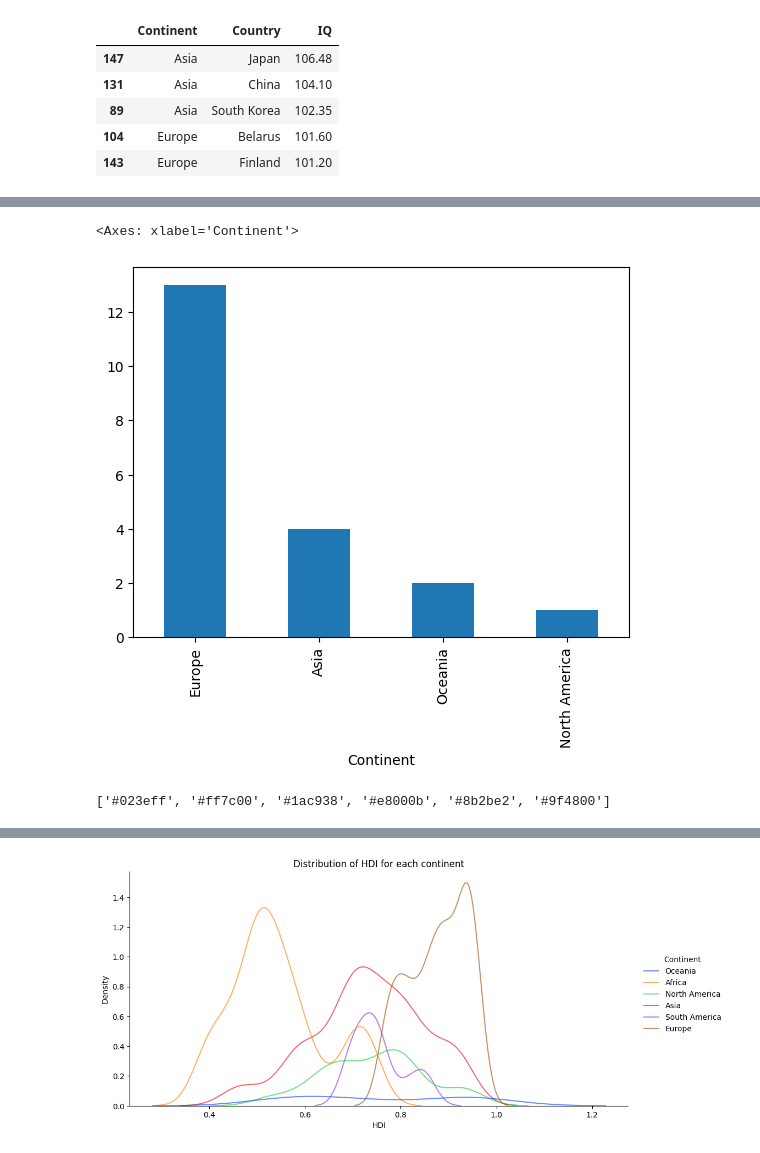
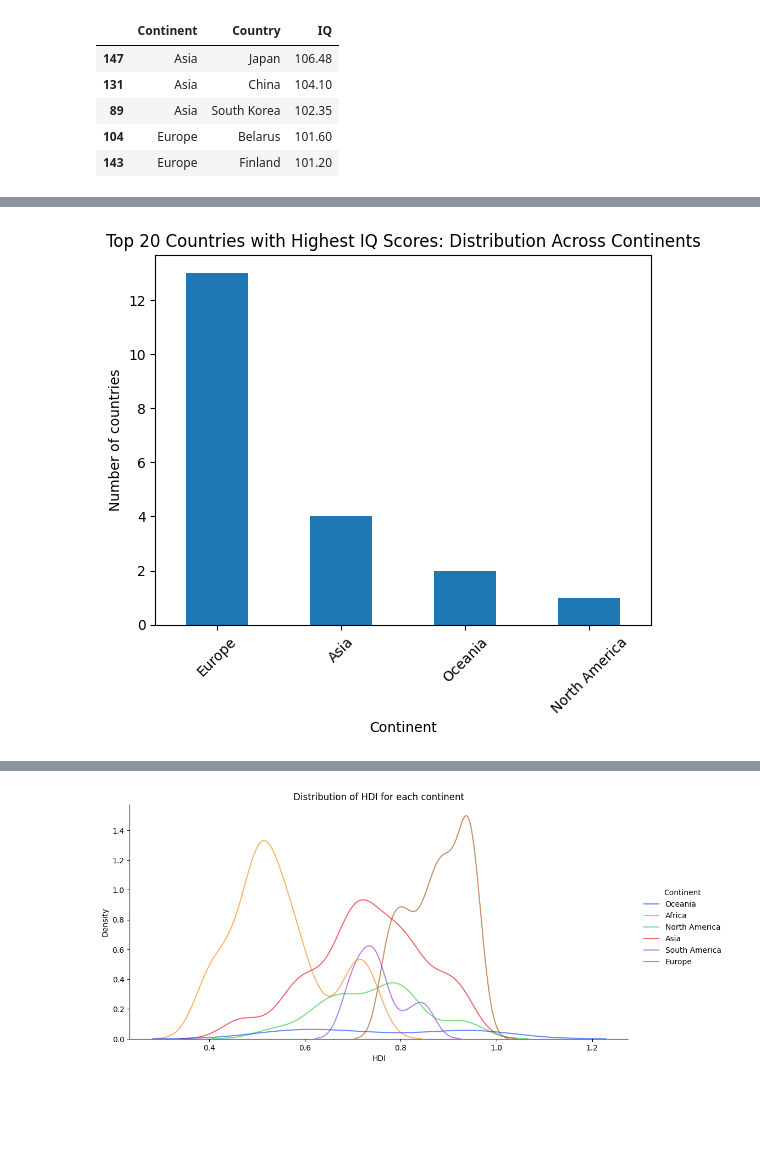
Before and after one commit to Mamin-gamer/ProfessionalSoftwareModule, a Jupyter notebook: FinalProject/Notebooks/Main.ipynb, the cells around one changed output, grey strips where cells are left out. Saved outputs shown, nothing was run; the diff lists cells and outputs as text; code cells hidden in the pictures; blank space fills up the shorter version.

```diff
--- a/FinalProject/Notebooks/Main.ipynb
+++ b/FinalProject/Notebooks/Main.ipynb
@@ -52,7 +52,7 @@ combined2["Country"].replace(
         "Syrian Arab Republic": "Syria",
         "United States": "United States of America",
         "Tanzania (United Republic of)": "Tanzania",
-        "Congo (Democratic Republic of the)": "Dem. Rep. Congo"
+        "Congo (Democratic Republic of the)": "Dem. Rep. Congo",
     },
     inplace=True,
 )
@@ -62,20 +62,19 @@ IQ["Region"].replace(
         "Czech Republic": "Czechia",
         "Republic of the Congo": "Congo",
         "United States": "United States of America",
-        "DR Congo": "Dem. Rep. Congo"
+        "DR Congo": "Dem. Rep. Congo",
     },
     inplace=True,
 )
 
 world["name"].replace(
     {
-        "Dominican Rep.":"Dominican Republic",
+        "Dominican Rep.": "Dominican Republic",
         "Central African Rep.": "Central African Republic",
         "Bosnia and Herz.": "Bosnia and Herzegovina",
-        "S. Sudan": "South Sudan"
+        "S. Sudan": "South Sudan",
     },
-    inplace = True
-
+    inplace=True,
 )
 # %%
 DF = pd.merge(
@@ -108,7 +107,17 @@ DF = DF.astype(
     }
 )
 # %%
-d1 = pd.merge(left = world[["continent", "name", "pop_est", "iso_a3", "geometry"]], right = DF, left_on = "name", right_on="Region")
+d1 = pd.merge(
+    left=world[["continent", "name", "pop_est", "iso_a3", "geometry"]],
+    right=DF,
+    left_on="name",
+    right_on="Region",
+)
 # %%
-d2 = pd.merge(left = world[["continent", "name", "pop_est", "iso_a3", "geometry"]], right = DF, left_on = "name", right_on="Country")
+d2 = pd.merge(
+    left=world[["continent", "name", "pop_est", "iso_a3", "geometry"]],
+    right=DF,
+    left_on="name",
+    right_on="Country",
+)
 # %%
@@ -125,7 +134,7 @@ DF = DF.rename({"continent": "Continent", "pop_est": "Population"}, axis=1)[
         "ExpectedYearsOfScholing",
         "MeanYearsOfSchooling",
         "GNI",
-        "IQ"
+        "IQ",
     ]
 ]
 # %%
@@ -184,10 +207,8 @@ colours
 # %%
-DF.sort_values(by = "IQ", ascending=False)['Continent'].head(20).value_counts().plot.bar()
+DF.sort_values(by="IQ", ascending=False)["Continent"].head(20).value_counts().plot.bar()
+plt.xticks(rotation=45)
+plt.title("Top 20 Countries with Highest IQ Scores: Distribution Across Continents")
+plt.ylabel("Number of countries")
+plt.show()
 # %% [output]
-<Axes: xlabel='Continent'>
-[figure, old version]
+[figure, new version]
-# %%
-a = sns.color_palette("bright", 6).as_hex()
-print(a)
-# %% [output]
-['#023eff', '#ff7c00', '#1ac938', '#e8000b', '#8b2be2', '#9f4800']
```
Also changed, not shown: parts of 23 cells of this notebook, 1 other file.
